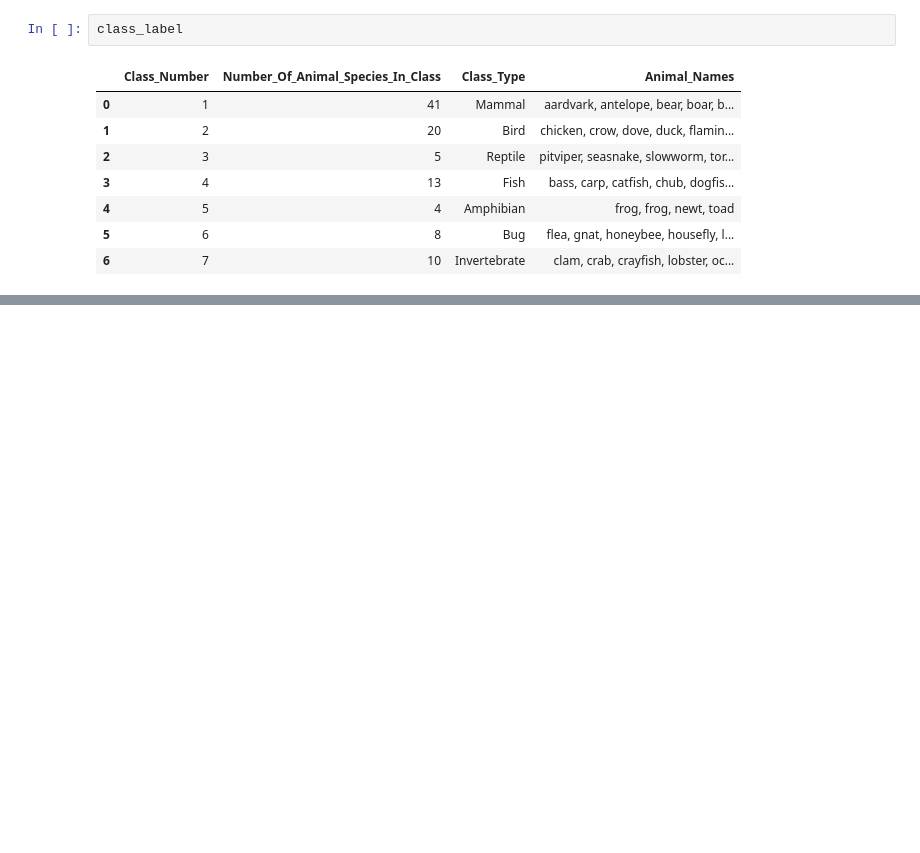
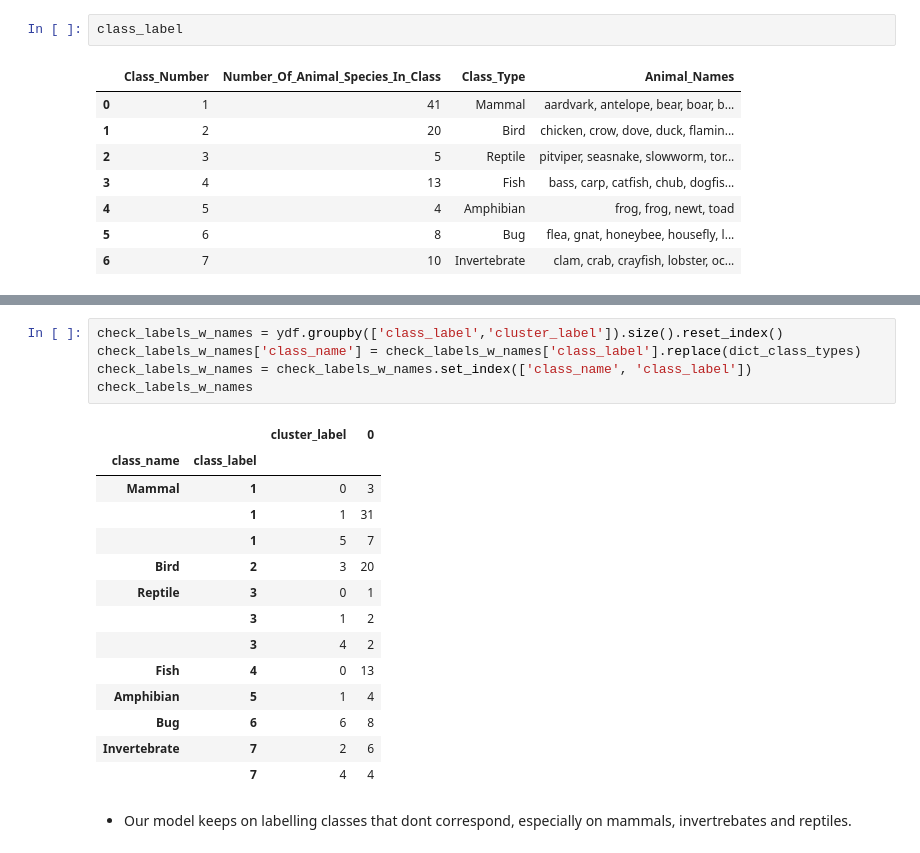
Before and after one commit to ffaundezcab/animal_classification, a Jupyter notebook: eda.ipynb, the cells around one changed output, grey strips where cells are left out. Saved outputs shown, nothing was run; the diff lists cells and outputs as text; blank space fills up the shorter version.

Commit message:
initial model evaluation

```diff
--- a/eda.ipynb
+++ b/eda.ipynb
@@ -343,0 +423,22 @@ class_label
+# %%
+check_labels_w_names = ydf.groupby(['class_label','cluster_label']).size().reset_index()
+check_labels_w_names['class_name'] = check_labels_w_names['class_label'].replace(dict_class_types)
+check_labels_w_names = check_labels_w_names.set_index(['class_name', 'class_label'])
+check_labels_w_names
+# %% [output]
+|  |  | cluster_label | 0 |
+| class_name | class_label |  |  |
+| Mammal | 1 | 0 | 3 |
+|  | 1 | 1 | 31 |
+|  | 1 | 5 | 7 |
+| Bird | 2 | 3 | 20 |
+| Reptile | 3 | 0 | 1 |
+|  | 3 | 1 | 2 |
+|  | 3 | 4 | 2 |
+| Fish | 4 | 0 | 13 |
+| Amphibian | 5 | 1 | 4 |
+| Bug | 6 | 6 | 8 |
+| Invertebrate | 7 | 2 | 6 |
+|  | 7 | 4 | 4 |
+# %% [markdown]
+- Our model keeps on labelling classes that dont correspond, especially on mammals, invertrebates and reptiles.
```
Also changed, not shown: parts of 18 cells of this notebook.
